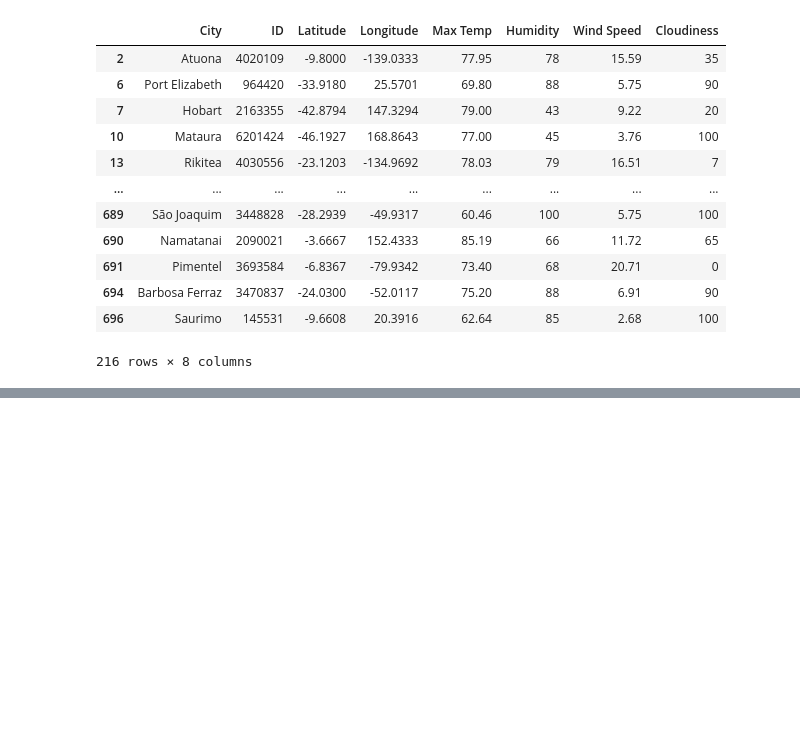
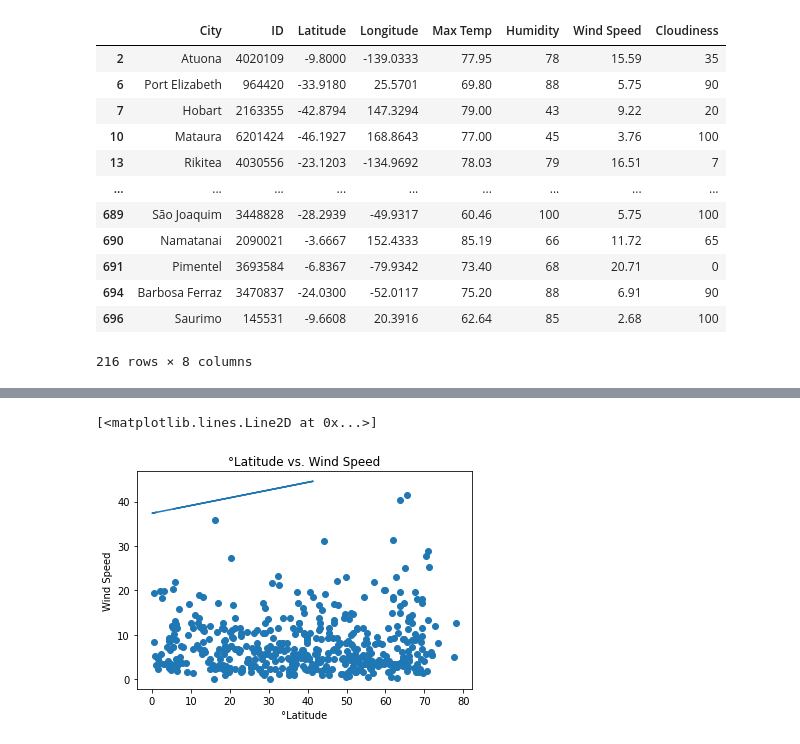
Before and after one commit to Yanwho/python-api-challenge, a Jupyter notebook: WeatherPy/WeatherPy.ipynb, the cells around one changed output, grey strips where cells are left out. Drawn from its saved outputs; the diff is of its cells as text; code cells hidden in the pictures; blank space fills up the shorter version.

```diff
--- a/WeatherPy/WeatherPy.ipynb
+++ b/WeatherPy/WeatherPy.ipynb
@@ -219,0 +245,12 @@ south_df
+# %%
+plt.scatter(north_df["Latitude"], north_df["Wind Speed"])
+plt.title("°Latitude vs. Wind Speed")
+plt.ylabel("Wind Speed")
+plt.xlabel("°Latitude")
+
+
+m, b = np.polyfit(north_df["Wind Speed"], north_df["Latitude"], 1)
+plt.plot(north_df["Wind Speed"], m*north_df["Wind Speed"] + b)
+# %% [output]
+[<matplotlib.lines.Line2D at 0x...>]
+[figure, added]
```
Also changed, not shown: parts of 3 cells of this notebook.
